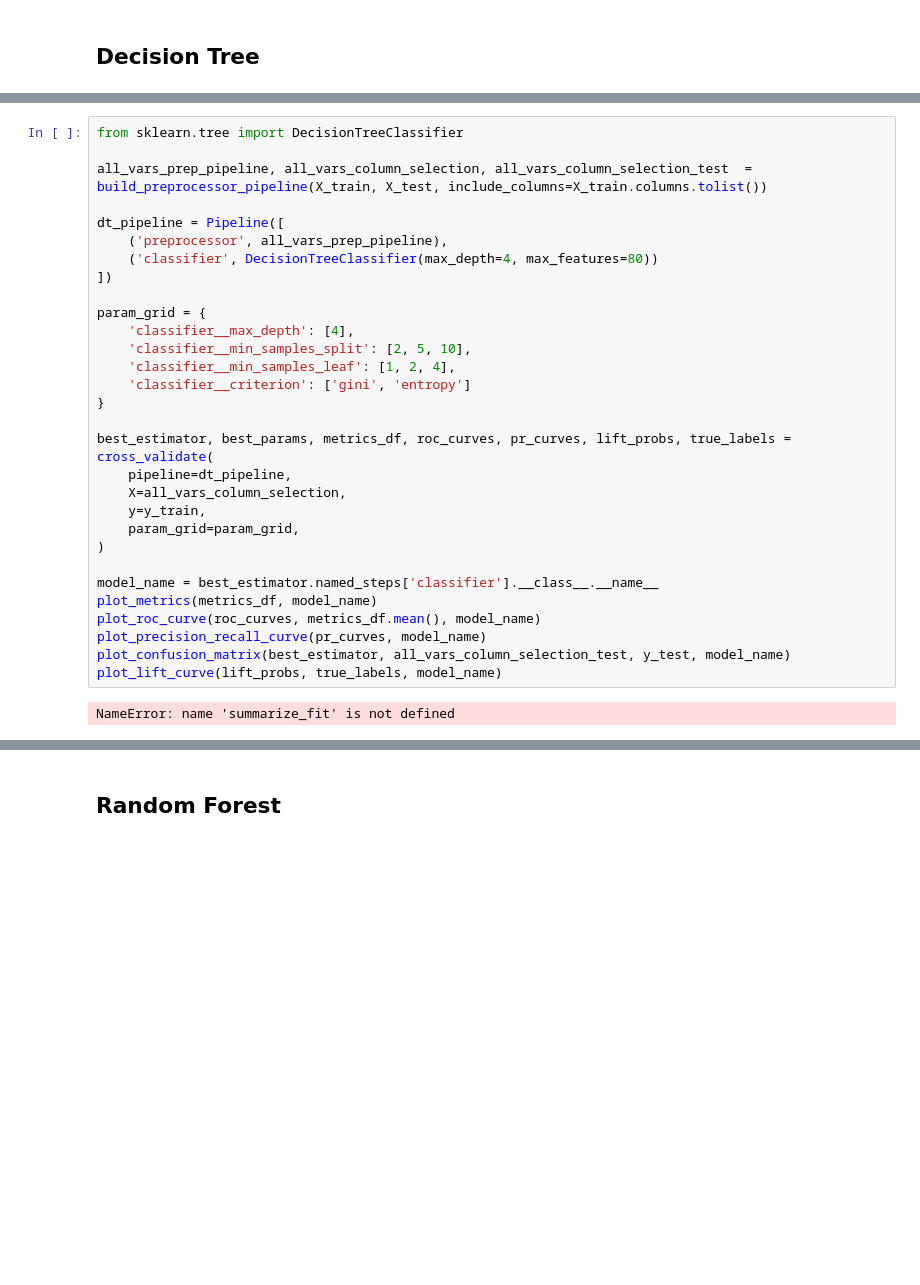
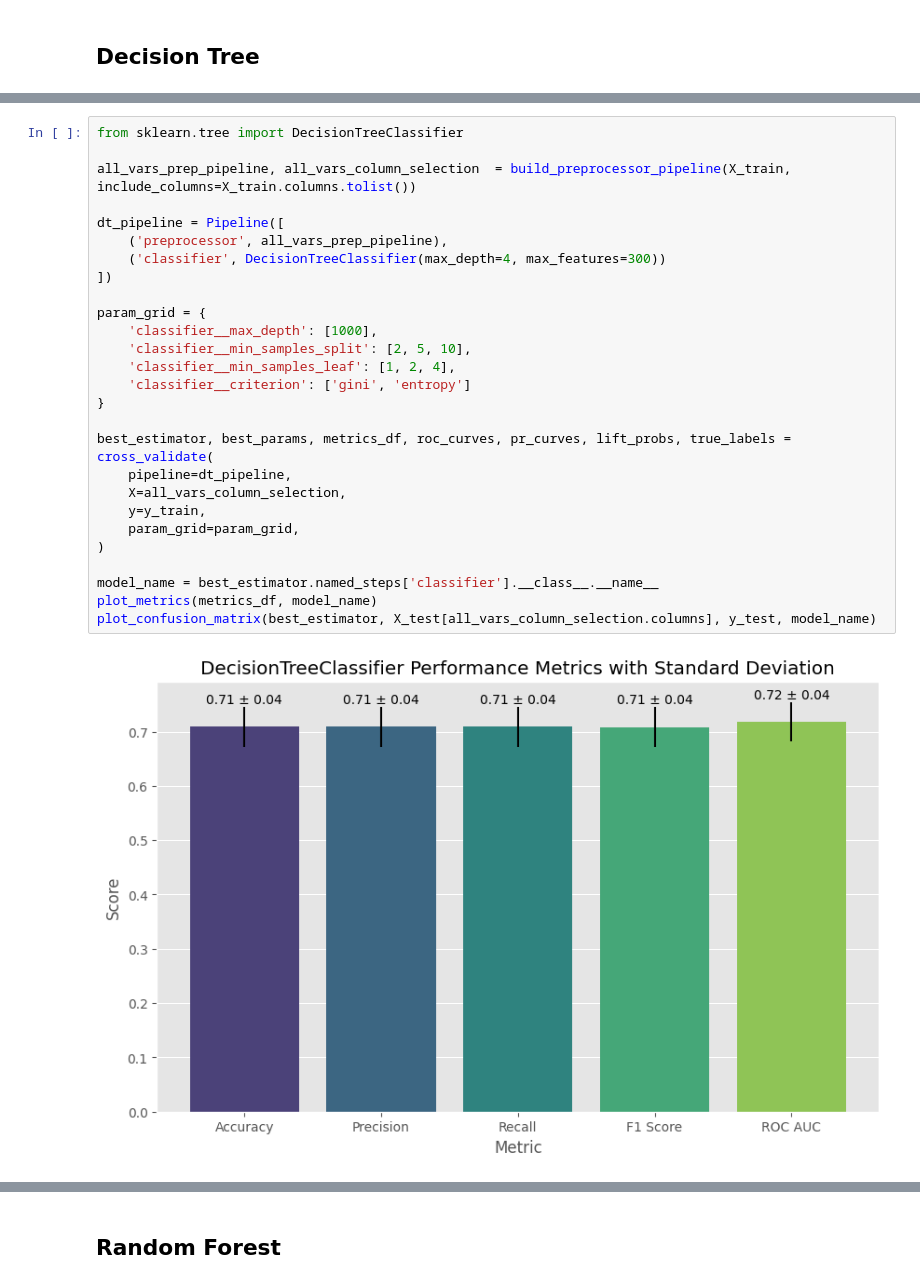
Before and after one commit to okaynils/fhnw-ds-aml, a Jupyter notebook: notebook.ipynb, the cells around one changed output, grey strips where cells are left out. Cells and saved outputs as stored; diff of their text form; blank space fills up the shorter version.

```diff
--- a/notebook.ipynb
+++ b/notebook.ipynb
@@ -1056,32 +1066,29 @@ plot_lift_curve(lift_probs, true_labels, model_name)
 # %%
 from sklearn.tree import DecisionTreeClassifier
 
-all_vars_prep_pipeline, all_vars_column_selection, all_vars_column_selection_test  = build_preprocessor_pipeline(X_train, X_test, include_columns=X_train.columns.tolist())
+all_vars_prep_pipeline, all_vars_column_selection  = build_preprocessor_pipeline(X_train, include_columns=X_train.columns.tolist())
 
 dt_pipeline = Pipeline([
     ('preprocessor', all_vars_prep_pipeline),
-    ('classifier', DecisionTreeClassifier(max_depth=4, max_features=80))
+    ('classifier', DecisionTreeClassifier(max_depth=4, max_features=300))
 ])
 
 param_grid = {
-    'classifier__max_depth': [4],
+    'classifier__max_depth': [1000],
     'classifier__min_samples_split': [2, 5, 10],
     'classifier__min_samples_leaf': [1, 2, 4],
     'classifier__criterion': ['gini', 'entropy']
 }
 
 best_estimator, best_params, metrics_df, roc_curves, pr_curves, lift_probs, true_labels = cross_validate(
     pipeline=dt_pipeline,
     X=all_vars_column_selection,
     y=y_train,
     param_grid=param_grid,
 )
 
 model_name = best_estimator.named_steps['classifier'].__class__.__name__
 plot_metrics(metrics_df, model_name)
-plot_roc_curve(roc_curves, metrics_df.mean(), model_name)
-plot_precision_recall_curve(pr_curves, model_name)
-plot_confusion_matrix(best_estimator, all_vars_column_selection_test, y_test, model_name)
-plot_lift_curve(lift_probs, true_labels, model_name)
+plot_confusion_matrix(best_estimator, X_test[all_vars_column_selection.columns], y_test, model_name)
 # %% [output]
-NameError: name 'summarize_fit' is not defined
+[figure, added]
```
Also changed, not shown: parts of 19 cells of this notebook, 1 other file.
